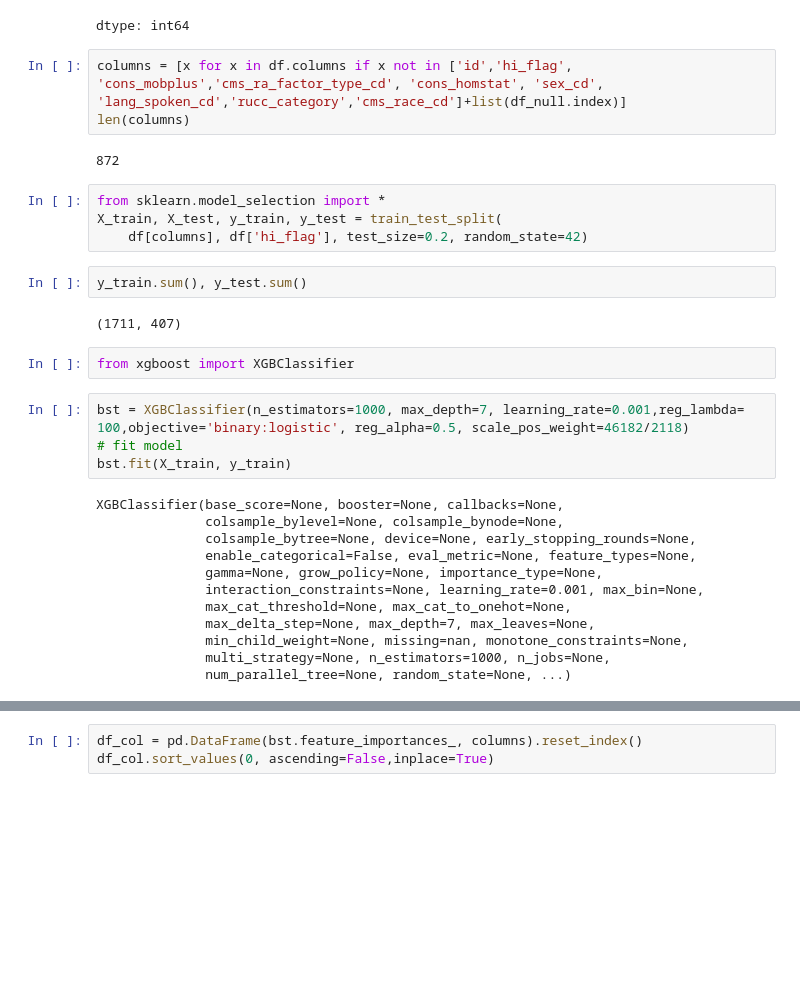
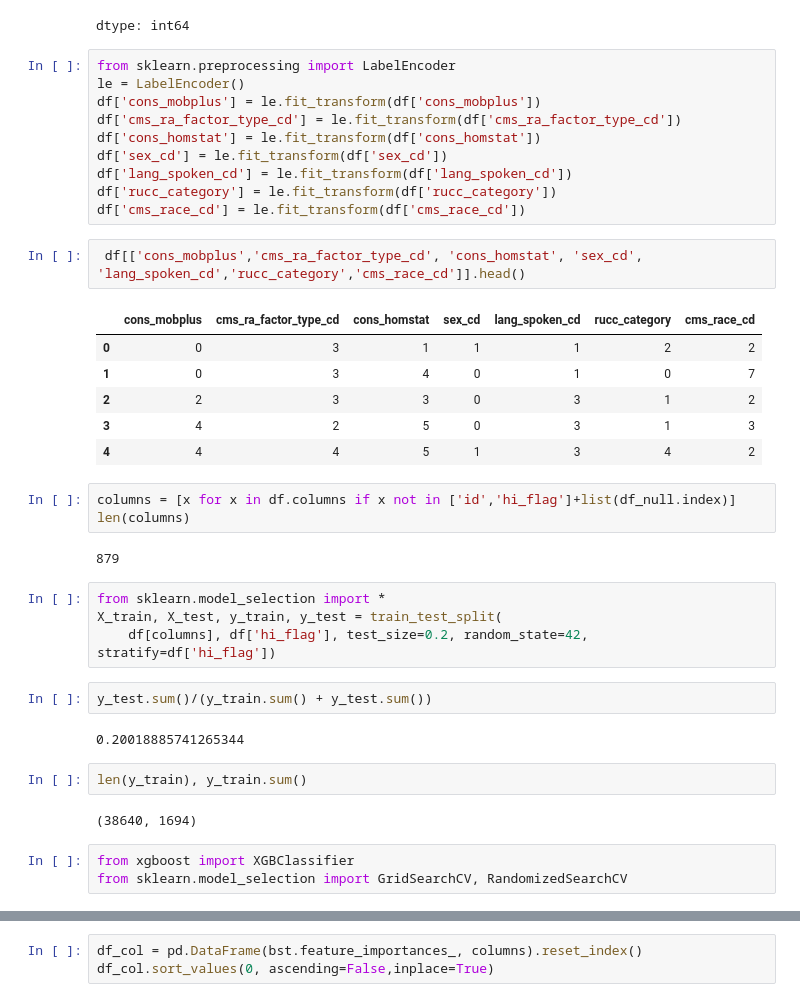
Before and after one commit to sindla97/Machine-Learning, a Jupyter notebook: humana.ipynb, the cells around one changed output, grey strips where cells are left out. Saved outputs shown, nothing was run; the diff lists cells and outputs as text; blank space fills up the shorter version.

```diff
--- a/humana.ipynb
+++ b/humana.ipynb
@@ -31,34 +31,42 @@ df['hi_flag'].value_counts()
 | 0 | 46182 |
 | 1 | 2118 |
 dtype: int64
+# %%
+from sklearn.preprocessing import LabelEncoder
+le = LabelEncoder()
+df['cons_mobplus'] = le.fit_transform(df['cons_mobplus'])
+df['cms_ra_factor_type_cd'] = le.fit_transform(df['cms_ra_factor_type_cd'])
+df['cons_homstat'] = le.fit_transform(df['cons_homstat'])
+df['sex_cd'] = le.fit_transform(df['sex_cd'])
+df['lang_spoken_cd'] = le.fit_transform(df['lang_spoken_cd'])
+df['rucc_category'] = le.fit_transform(df['rucc_category'])
+df['cms_race_cd'] = le.fit_transform(df['cms_race_cd'])
+# %%
+ df[['cons_mobplus','cms_ra_factor_type_cd', 'cons_homstat', 'sex_cd', 'lang_spoken_cd','rucc_category','cms_race_cd']].head()
+# %% [output]
+|  | cons_mobplus | cms_ra_factor_type_cd | cons_homstat | sex_cd | lang_spoken_cd | rucc_category | cms_race_cd |
+| 0 | 0 | 3 | 1 | 1 | 1 | 2 | 2 |
+| 1 | 0 | 3 | 4 | 0 | 1 | 0 | 7 |
+| 2 | 2 | 3 | 3 | 0 | 3 | 1 | 2 |
+| 3 | 4 | 2 | 5 | 0 | 3 | 1 | 3 |
+| 4 | 4 | 4 | 5 | 1 | 3 | 4 | 2 |
 # %%
-columns = [x for x in df.columns if x not in ['id','hi_flag', 'cons_mobplus','cms_ra_factor_type_cd', 'cons_homstat', 'sex_cd', 'lang_spoken_cd','rucc_category','cms_race_cd']+list(df_null.index)]
+columns = [x for x in df.columns if x not in ['id','hi_flag']+list(df_null.index)]
 len(columns)
 # %% [output]
-872
+879
 # %%
 from sklearn.model_selection import *
 X_train, X_test, y_train, y_test = train_test_split(
-    df[columns], df['hi_flag'], test_size=0.2, random_state=42)
+    df[columns], df['hi_flag'], test_size=0.2, random_state=42, stratify=df['hi_flag'])
 # %%
-y_train.sum(), y_test.sum()
+y_test.sum()/(y_train.sum() + y_test.sum())
 # %% [output]
-(1711, 407)
+0.20018885741265344
+# %%
+len(y_train), y_train.sum()
+# %% [output]
+(38640, 1694)
 # %%
 from xgboost import XGBClassifier
+from sklearn.model_selection import GridSearchCV, RandomizedSearchCV
-# %%
-bst = XGBClassifier(n_estimators=1000, max_depth=7, learning_rate=0.001,reg_lambda= 100,objective='binary:logistic', reg_alpha=0.5, scale_pos_weight=46182/2118)
-# fit model
-bst.fit(X_train, y_train)
-# %% [output]
-XGBClassifier(base_score=None, booster=None, callbacks=None,
-              colsample_bylevel=None, colsample_bynode=None,
-              colsample_bytree=None, device=None, early_stopping_rounds=None,
-              enable_categorical=False, eval_metric=None, feature_types=None,
-              gamma=None, grow_policy=None, importance_type=None,
-              interaction_constraints=None, learning_rate=0.001, max_bin=None,
-              max_cat_threshold=None, max_cat_to_onehot=None,
-              max_delta_step=None, max_depth=7, max_leaves=None,
-              min_child_weight=None, missing=nan, monotone_constraints=None,
-              multi_strategy=None, n_estimators=1000, n_jobs=None,
-              num_parallel_tree=None, random_state=None, ...)
```
Also changed, not shown: parts of 13 cells of this notebook.
